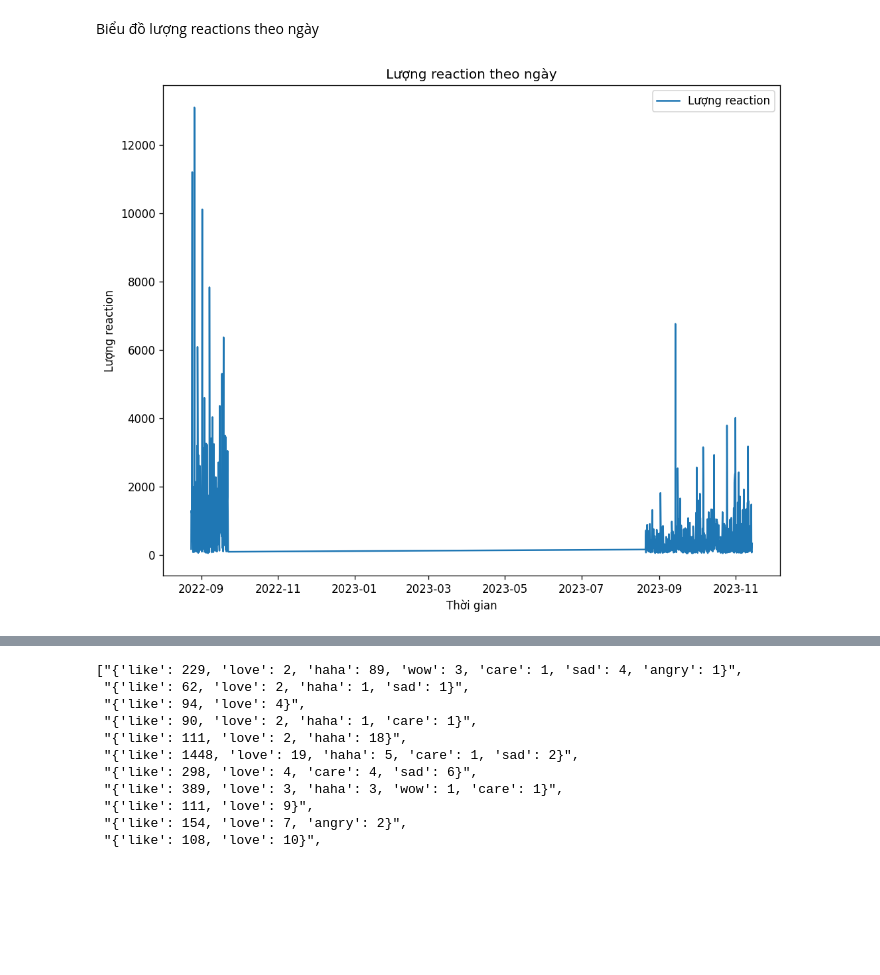
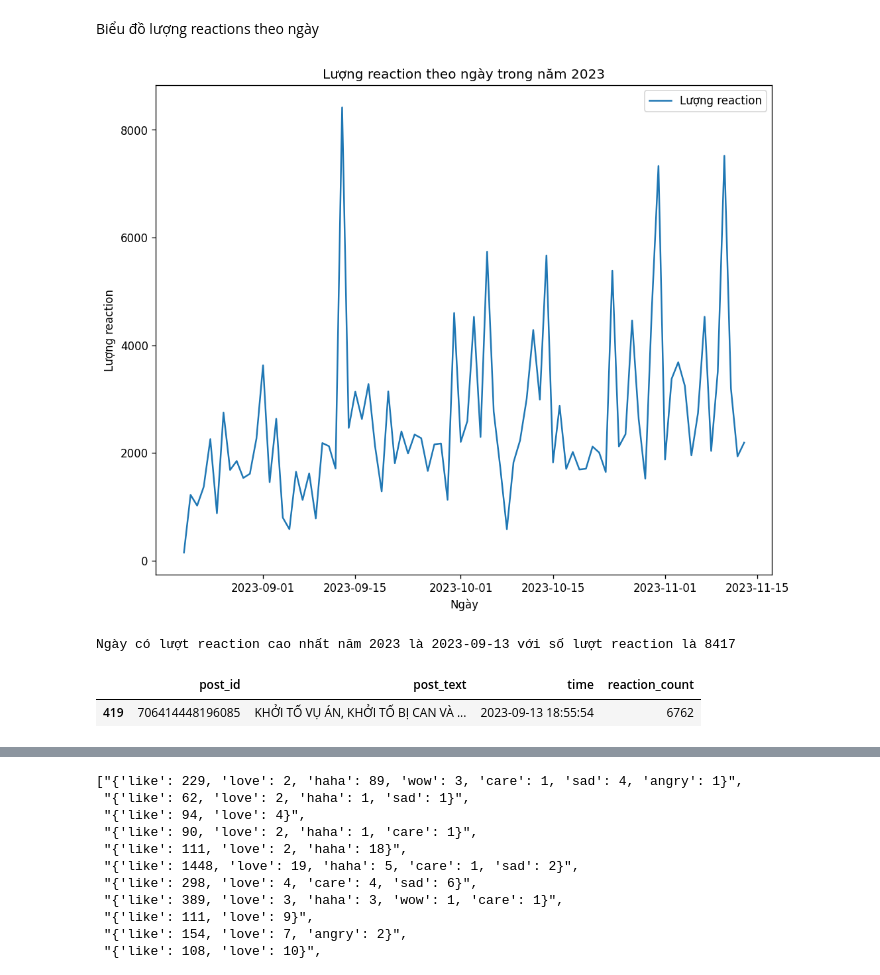
Before and after one commit to photienanh/final_project, a Jupyter notebook: analyze_data.ipynb, the cells around one changed output, grey strips where cells are left out. Cells and saved outputs as stored; diff of their text form; code cells hidden in the pictures; blank space fills up the shorter version.

```diff
--- a/analyze_data.ipynb
+++ b/analyze_data.ipynb
@@ -142,13 +142,32 @@ post_df_full[['post_id','reactions']]
 700 rows × 2 columns
 # %% [markdown]
 Biểu đồ lượng reactions theo ngày
+# %%
+post_df_full["date"] = post_df_full["time"].dt.date
+# Tách ngày riêng ra một cột mới
+# %%
+post_df_23 = post_df_full[post_df_full["time"].dt.year==2023]
+# %%
+reaction_by_day23 = post_df_23.groupby("date")["reaction_count"].sum()
 # %%
 plt.figure(figsize=(10, 8), dpi=120)
-plt.plot(post_df_full["time"], post_df_full["reaction_count"], label="Lượng reaction")
-plt.xlabel("Thời gian")
+plt.plot(reaction_by_day23.index,reaction_by_day23.values , label="Lượng reaction")
+plt.xlabel("Ngày")
 plt.ylabel("Lượng reaction")
-plt.title("Lượng reaction theo ngày")
+plt.title("Lượng reaction theo ngày trong năm 2023")
 plt.legend()
 plt.show()
 # %% [output]
-[figure, old version]
+[figure, new version]
+# %%
+# In ra ngày có lượt reaction cao nhất năm 2023
+print(f"Ngày có lượt reaction cao nhất năm 2023 là {reaction_by_day23.idxmax()} với số lượt reaction là {reaction_by_day23[reaction_by_day23.idxmax()]}")
+# %% [output]
+Ngày có lượt reaction cao nhất năm 2023 là 2023-09-13 với số lượt reaction là 8417
+# %%
+most_reacted_post = post_df_23[post_df_full["reaction_count"] == post_df_23["reaction_count"].max()]
+most_reacted_post[['post_id','post_text','time','reaction_count']]
+# Bài viết có lượt reaction cao nhất năm 2023
+# %% [output]
+|  | post_id | post_text | time | reaction_count |
+| 419 | 706414448196085 | KHỞI TỐ VỤ ÁN, KHỞI TỐ BỊ CAN VÀ ... | 2023-09-13 18:55:54 | 6762 |
```
Also changed, not shown: parts of 7 cells of this notebook.
